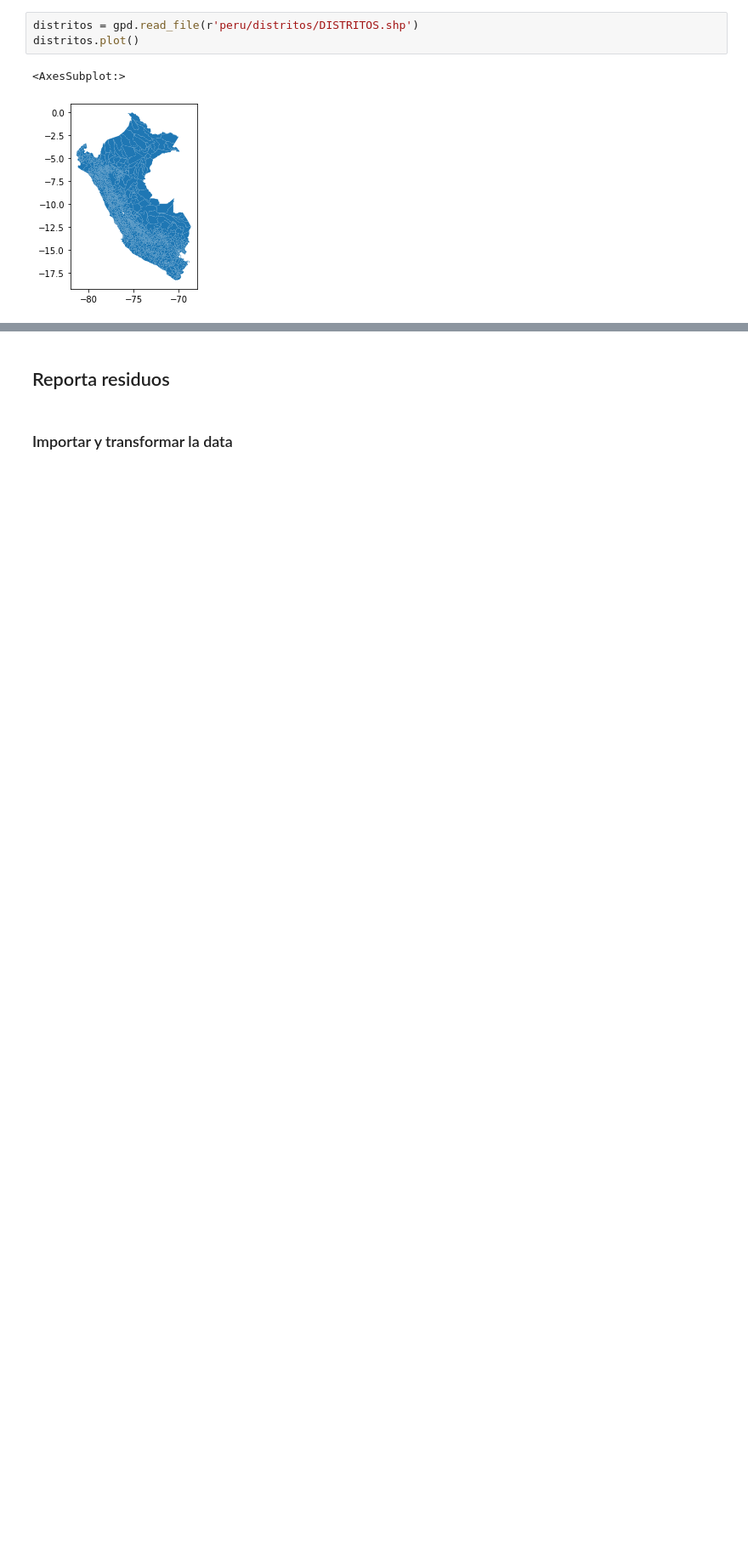
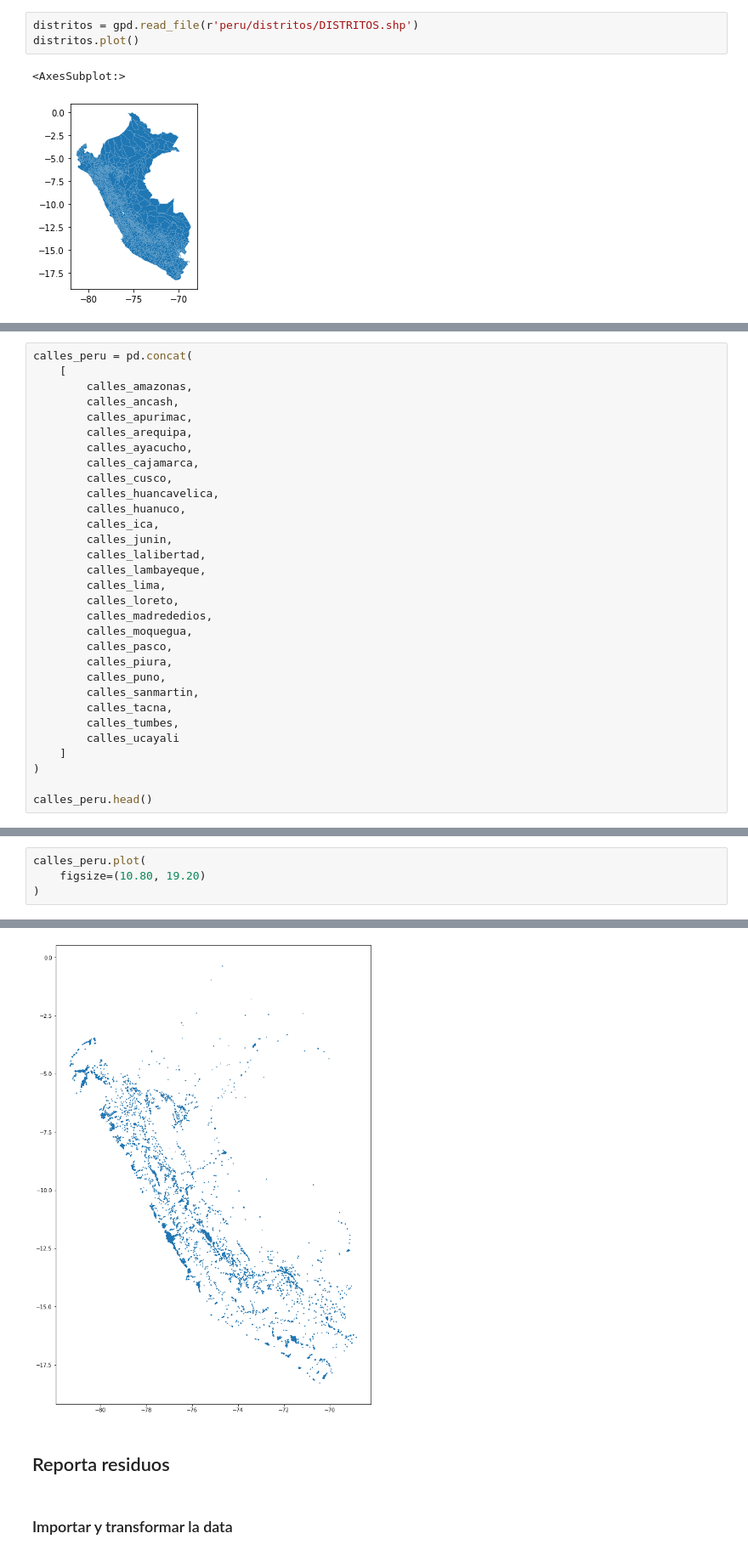
Before and after one commit to Dante-Guerrero/RR_Notebook, a Jupyter notebook: book1.ipynb, the cells around one changed output, grey strips where cells are left out. Shown at 85% size. Saved outputs shown, nothing was run; the diff lists cells and outputs as text; blank space fills up the shorter version.

```diff
--- a/book1.ipynb
+++ b/book1.ipynb
@@ -41,0 +70,31 @@ distritos.head()
+# %%
+calles_peru = pd.concat(
+    [
+        calles_amazonas,
+        calles_ancash,
+        calles_apurimac,
+        calles_arequipa,
+        calles_ayacucho,
+        calles_cajamarca,
+        calles_cusco,
+        calles_huancavelica,
+        calles_huanuco,
+        calles_ica,
+        calles_junin,
+        calles_lalibertad,
+        calles_lambayeque,
+        calles_lima,
+        calles_loreto,
+        calles_madrededios,
+        calles_moquegua,
+        calles_pasco,
+        calles_piura,
+        calles_puno,
+        calles_sanmartin,
+        calles_tacna,
+        calles_tumbes,
+        calles_ucayali
+    ]
+)
+
+calles_peru.head()
@@ -41,0 +109,5 @@ distritos.head()
+# %%
+calles_peru.plot(
+    figsize=(10.80, 19.20)
+)
+# %% [output]
@@ -42,3 +115,4 @@ distritos.head()
+[figure, added]
 # %% [markdown]
 ## Reporta residuos
 # %% [markdown]
```
Also changed, not shown: parts of 11 cells of this notebook, 1 other file.
